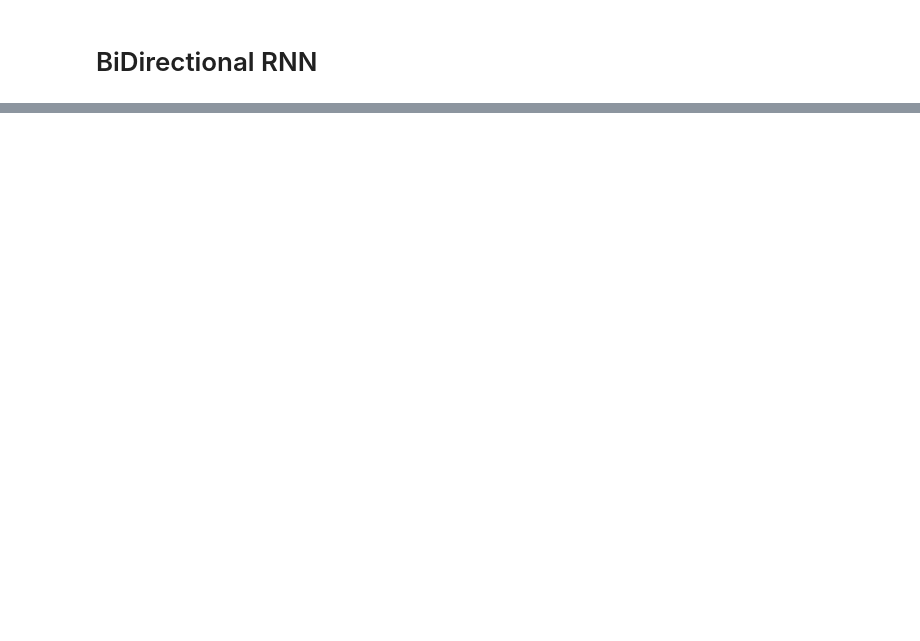
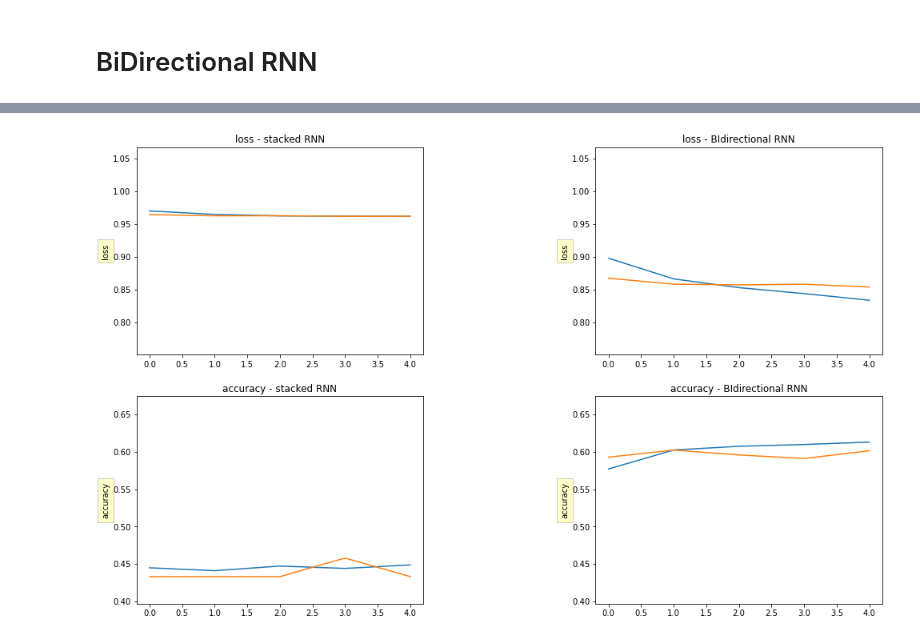
Before and after one commit to peeti-sriwongsanguan/multiclassification, a Jupyter notebook: text_class_proj.ipynb, the cells around one changed output, grey strips where cells are left out. Cells and saved outputs as stored; diff of their text form; code cells hidden in the pictures; blank space fills up the shorter version.

Commit message:
added bidirection rnn

```diff
--- a/text_class_proj.ipynb
+++ b/text_class_proj.ipynb
@@ -674,3 +675,10 @@ bi_rnn_model = build_bidirectional_rnn_model(num_classes,
                                             dense_layer_dims,
                                             dropout_rate,
                                             embeddings_trainable=False)
+# %%
+bi_rnn_history = bi_rnn_model.fit(train_input,
+                          dummy_train_y,
+                          validation_data=(test_input, dummy_test_y),
+                          batch_size=32,
+                          epochs=5
+                            )
@@ -676,0 +696,14 @@ bi_rnn_model = build_bidirectional_rnn_model(num_classes,
+# %%
+fig, axs = plt.subplots(2, 2)
+fig.subplots_adjust(left=0.2, wspace=0.6)
+make_plot(axs,
+          stack_rnn_history,
+          bi_rnn_history,
+          model_1_name='stacked RNN',
+          model_2_name='BIdirectional RNN')
+
+fig.align_ylabels(axs[:, 1])
+fig.set_size_inches(18.5, 10.5)
+plt.show()
+# %% [output]
+[figure, added]
```
Also changed, not shown: parts of 2 cells of this notebook.
